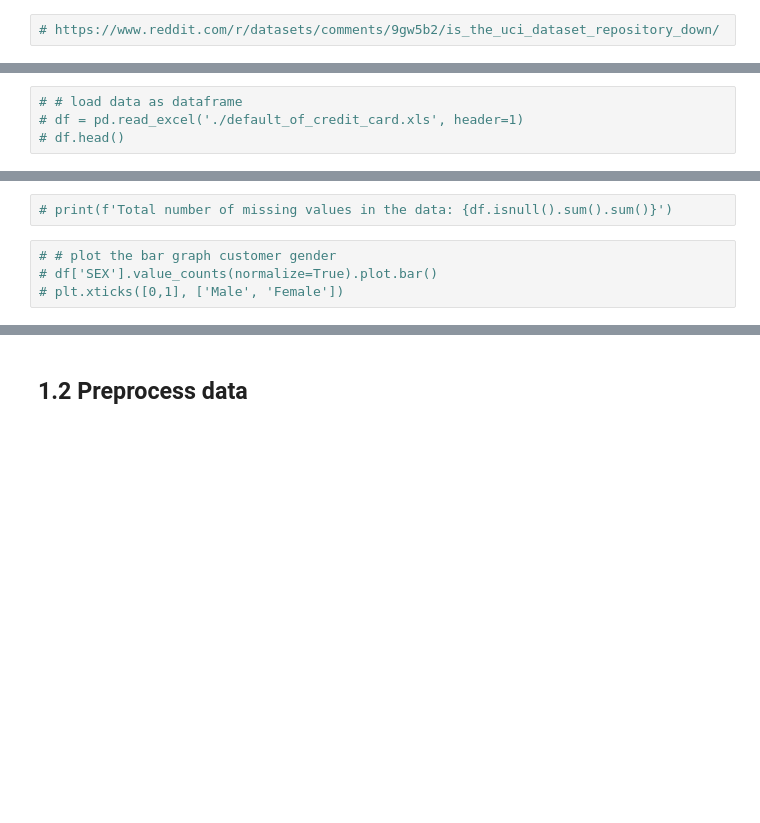
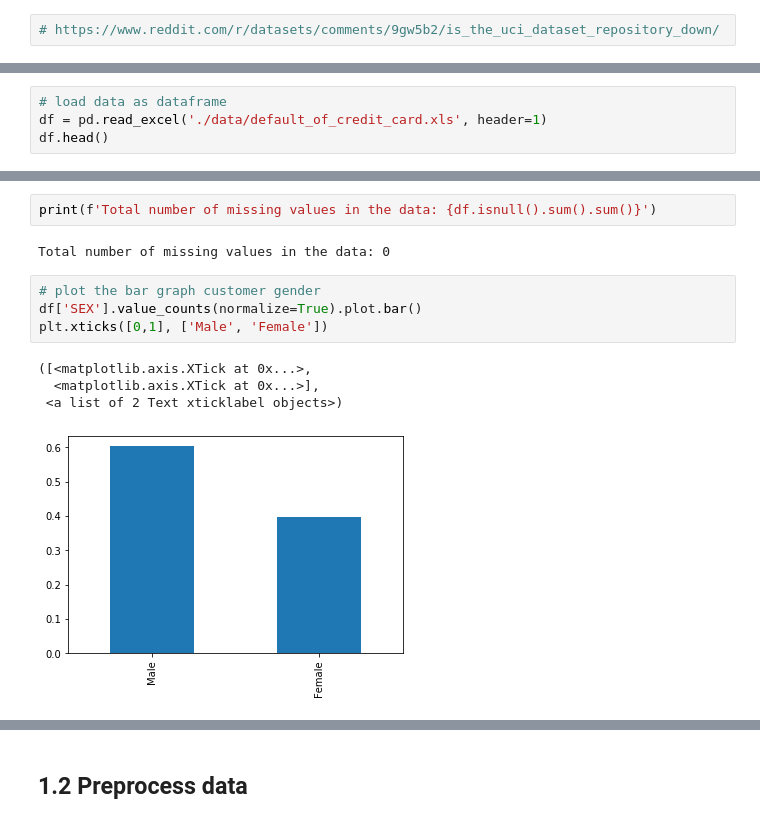
Before and after one commit to Amirosimani/sm-tutorial, a Jupyter notebook: 2 hour/studio_tutorial_pipelines.ipynb, the cells around one changed output, grey strips where cells are left out. Drawn from its saved outputs; the diff is of its cells as text; blank space fills up the shorter version.

```diff
--- a/2 hour/studio_tutorial_pipelines.ipynb
+++ b/2 hour/studio_tutorial_pipelines.ipynb
@@ -78,4 +87,4 @@ mkdir: cannot create directory ‘./data’: File exists
 # %%
-# # load data as dataframe
-# df = pd.read_excel('./default_of_credit_card.xls', header=1)
-# df.head()
+# load data as dataframe
+df = pd.read_excel('./data/default_of_credit_card.xls', header=1)
+df.head()
@@ -82,7 +99,14 @@ mkdir: cannot create directory ‘./data’: File exists
 # %%
-# print(f'Total number of missing values in the data: {df.isnull().sum().sum()}')
+print(f'Total number of missing values in the data: {df.isnull().sum().sum()}')
+# %% [output]
+Total number of missing values in the data: 0
 # %%
-# # plot the bar graph customer gender
-# df['SEX'].value_counts(normalize=True).plot.bar()
-# plt.xticks([0,1], ['Male', 'Female'])
+# plot the bar graph customer gender
+df['SEX'].value_counts(normalize=True).plot.bar()
+plt.xticks([0,1], ['Male', 'Female'])
+# %% [output]
+([<matplotlib.axis.XTick at 0x...>,
+  <matplotlib.axis.XTick at 0x...>],
+ <a list of 2 Text xticklabel objects>)
+[figure, added]
 # %%
```
Also changed, not shown: parts of 26 cells of this notebook, 3 other files.
